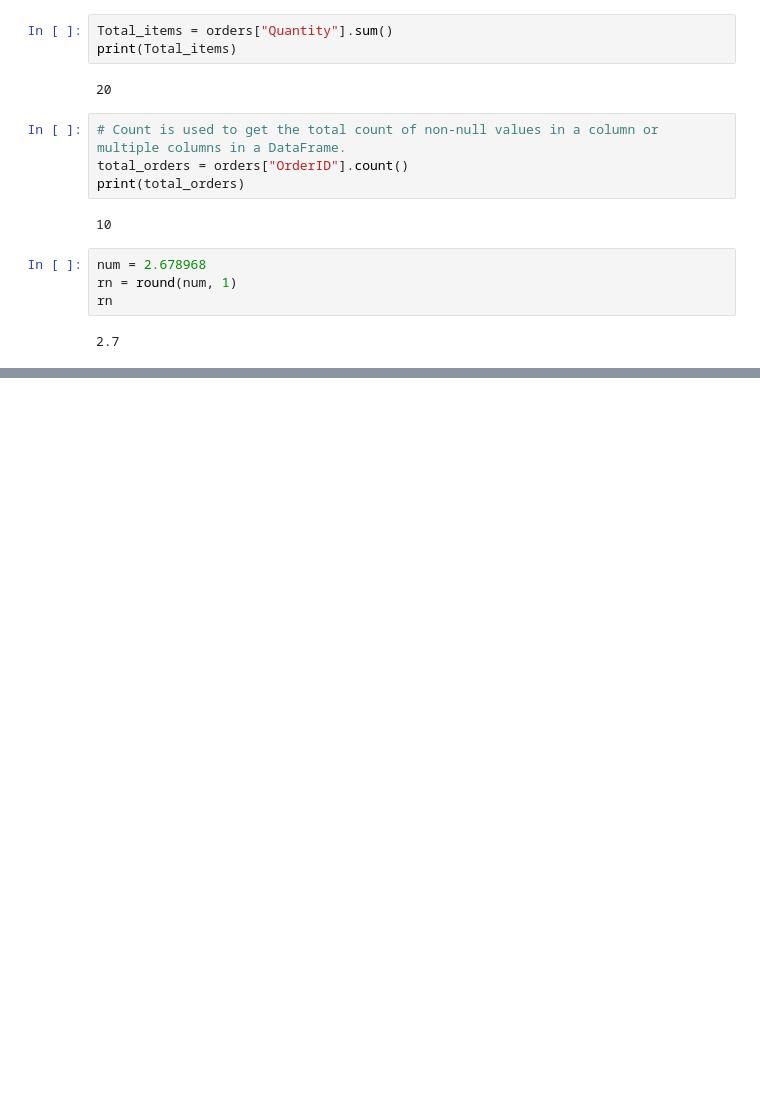
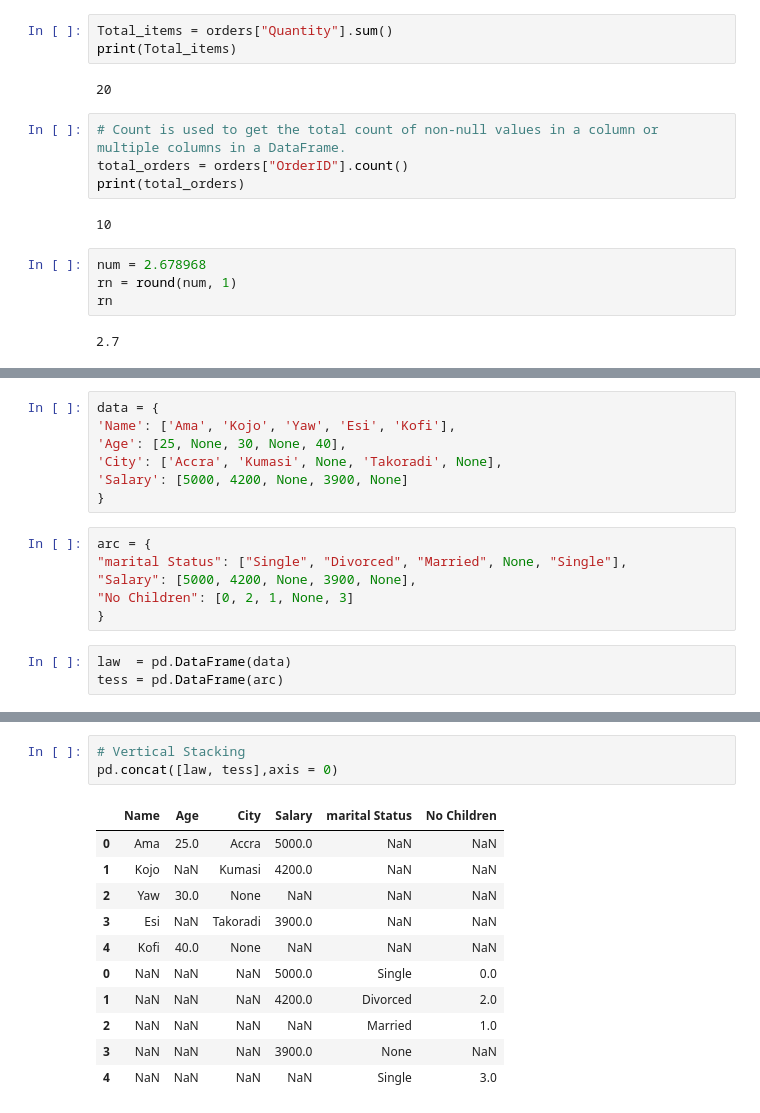
Before and after one commit to llawlaw23/Python_101, a Jupyter notebook: Python.ipynb, the cells around one changed output, grey strips where cells are left out. Saved outputs shown, nothing was run; the diff lists cells and outputs as text; blank space fills up the shorter version.

```diff
--- a/Python.ipynb
+++ b/Python.ipynb
@@ -2060,0 +2072,16 @@ rn
+# %%
+data = {
+'Name': ['Ama', 'Kojo', 'Yaw', 'Esi', 'Kofi'],
+'Age': [25, None, 30, None, 40],
+'City': ['Accra', 'Kumasi', None, 'Takoradi', None],
+'Salary': [5000, 4200, None, 3900, None]
+}
+# %%
+arc = {
+"marital Status": ["Single", "Divorced", "Married", None, "Single"],
+"Salary": [5000, 4200, None, 3900, None],
+"No Children": [0, 2, 1, None, 3]
+}
+# %%
+law  = pd.DataFrame(data)
+tess = pd.DataFrame(arc)
@@ -2060,0 +2106,15 @@ rn
+# %%
+# Vertical Stacking
+pd.concat([law, tess],axis = 0)
+# %% [output]
+|  | Name | Age | City | Salary | marital Status | No Children |
+| 0 | Ama | 25.0 | Accra | 5000.0 | NaN | NaN |
+| 1 | Kojo | NaN | Kumasi | 4200.0 | NaN | NaN |
+| 2 | Yaw | 30.0 | None | NaN | NaN | NaN |
+| 3 | Esi | NaN | Takoradi | 3900.0 | NaN | NaN |
+| 4 | Kofi | 40.0 | None | NaN | NaN | NaN |
+| 0 | NaN | NaN | NaN | 5000.0 | Single | 0.0 |
+| 1 | NaN | NaN | NaN | 4200.0 | Divorced | 2.0 |
+| 2 | NaN | NaN | NaN | NaN | Married | 1.0 |
+| 3 | NaN | NaN | NaN | 3900.0 | None | NaN |
+| 4 | NaN | NaN | NaN | NaN | Single | 3.0 |
```
Also changed, not shown: parts of 20 cells of this notebook, 1 other file.
